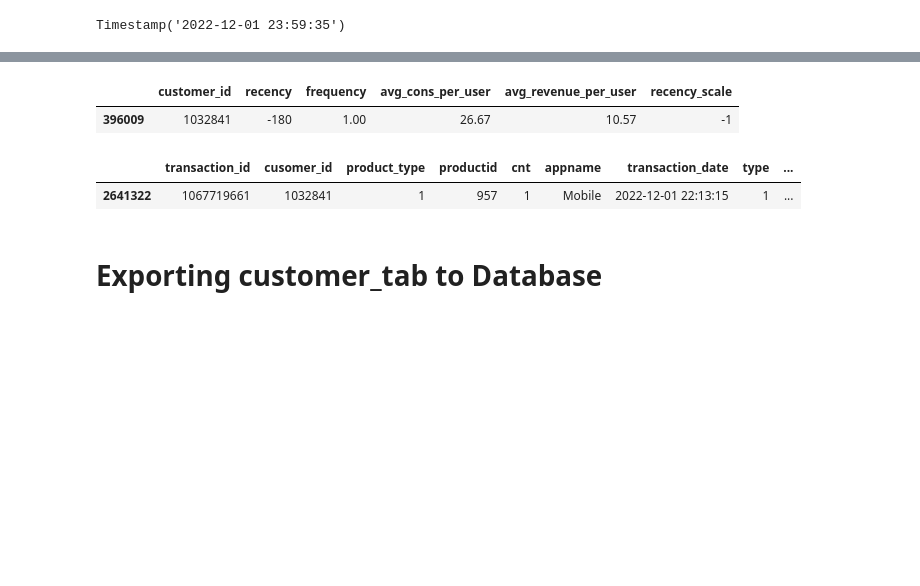
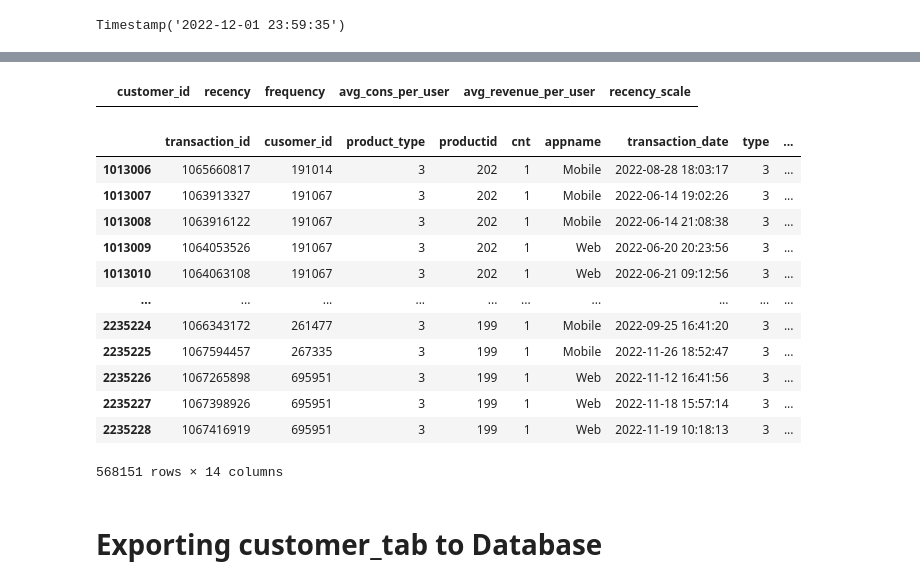
Before and after one commit to Oskareh/capstone, a Jupyter notebook: analysis_process_moo.ipynb, the cells around one changed output, grey strips where cells are left out. Cells and saved outputs as stored; diff of their text form; code cells hidden in the pictures; blank space fills up the shorter version.

```diff
--- a/analysis_process_moo.ipynb
+++ b/analysis_process_moo.ipynb
@@ -545,13 +660,23 @@ customer_tab.tail(5)
 # %%
-customer_tab.query('customer_id == 1032841') # checking code
+customer_tab.query("avg_revenue_per_user == inf and frequency==1 ") # checking code
 # %% [output]
 |  | customer_id | recency | frequency | avg_cons_per_user | avg_revenue_per_user | recency_scale |
-| 396009 | 1032841 | -180 | 1.00 | 26.67 | 10.57 | -1 |
 # %%
-sales_prod_df.query('cusomer_id == 1032841') # checking the code
+sales_prod_df.query('product_type == 3 ') # checking the code
 # %% [output]
 |  | transaction_id | cusomer_id | product_type | productid | cnt | appname | transaction_date | type | ... |
-| 2641322 | 1067719661 | 1032841 | 1 | 957 | 1 | Mobile | 2022-12-01 22:13:15 | 1 | ... |
+| 1013006 | 1065660817 | 191014 | 3 | 202 | 1 | Mobile | 2022-08-28 18:03:17 | 3 | ... |
+| 1013007 | 1063913327 | 191067 | 3 | 202 | 1 | Mobile | 2022-06-14 19:02:26 | 3 | ... |
+| 1013008 | 1063916122 | 191067 | 3 | 202 | 1 | Mobile | 2022-06-14 21:08:38 | 3 | ... |
+| 1013009 | 1064053526 | 191067 | 3 | 202 | 1 | Web | 2022-06-20 20:23:56 | 3 | ... |
+| 1013010 | 1064063108 | 191067 | 3 | 202 | 1 | Web | 2022-06-21 09:12:56 | 3 | ... |
+| ... | ... | ... | ... | ... | ... | ... | ... | ... | ... |
+| 2235224 | 1066343172 | 261477 | 3 | 199 | 1 | Mobile | 2022-09-25 16:41:20 | 3 | ... |
+| 2235225 | 1067594457 | 267335 | 3 | 199 | 1 | Mobile | 2022-11-26 18:52:47 | 3 | ... |
+| 2235226 | 1067265898 | 695951 | 3 | 199 | 1 | Web | 2022-11-12 16:41:56 | 3 | ... |
+| 2235227 | 1067398926 | 695951 | 3 | 199 | 1 | Web | 2022-11-18 15:57:14 | 3 | ... |
+| 2235228 | 1067416919 | 695951 | 3 | 199 | 1 | Web | 2022-11-19 10:18:13 | 3 | ... |
+568151 rows × 14 columns
 # %% [markdown]
 # Exporting customer_tab to Database
 # %%
```
Also changed, not shown: parts of 12 cells of this notebook.
